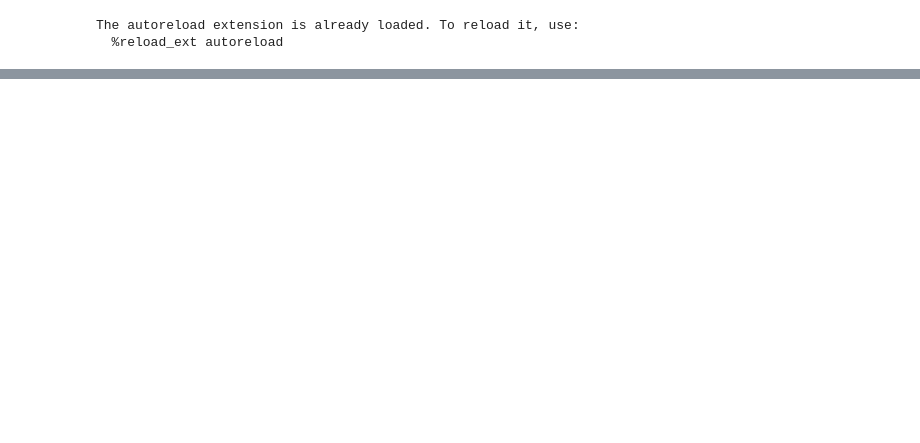
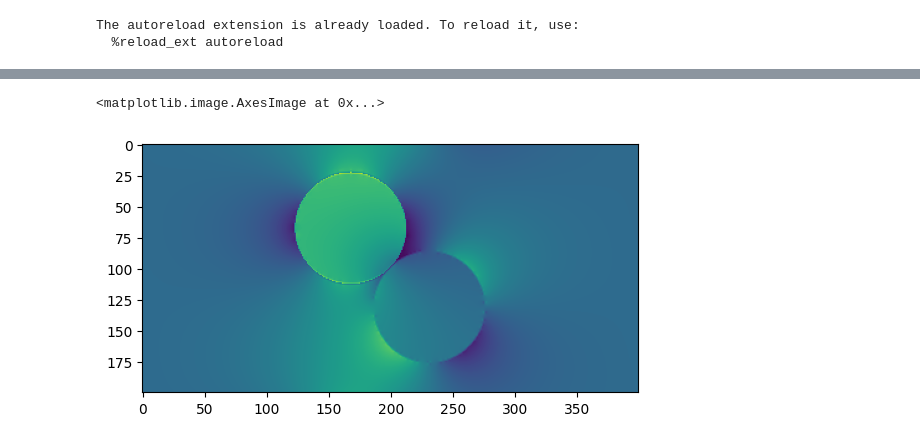
Before and after one commit to Stazi-101/THCsim, a Jupyter notebook: test_nb.ipynb, the cells around one changed output, grey strips where cells are left out. Saved outputs shown, nothing was run; the diff lists cells and outputs as text; code cells hidden in the pictures; blank space fills up the shorter version.

```diff
--- a/test_nb.ipynb
+++ b/test_nb.ipynb
@@ -59,0 +53,6 @@ Array(0., dtype=float32)
+# %%
+v_f = v + gradient(q)
+plt.imshow(v_f[0])
+# %% [output]
+<matplotlib.image.AxesImage at 0x...>
+[figure, added]
```
Also changed, not shown: parts of 18 cells of this notebook, 1 other file.
